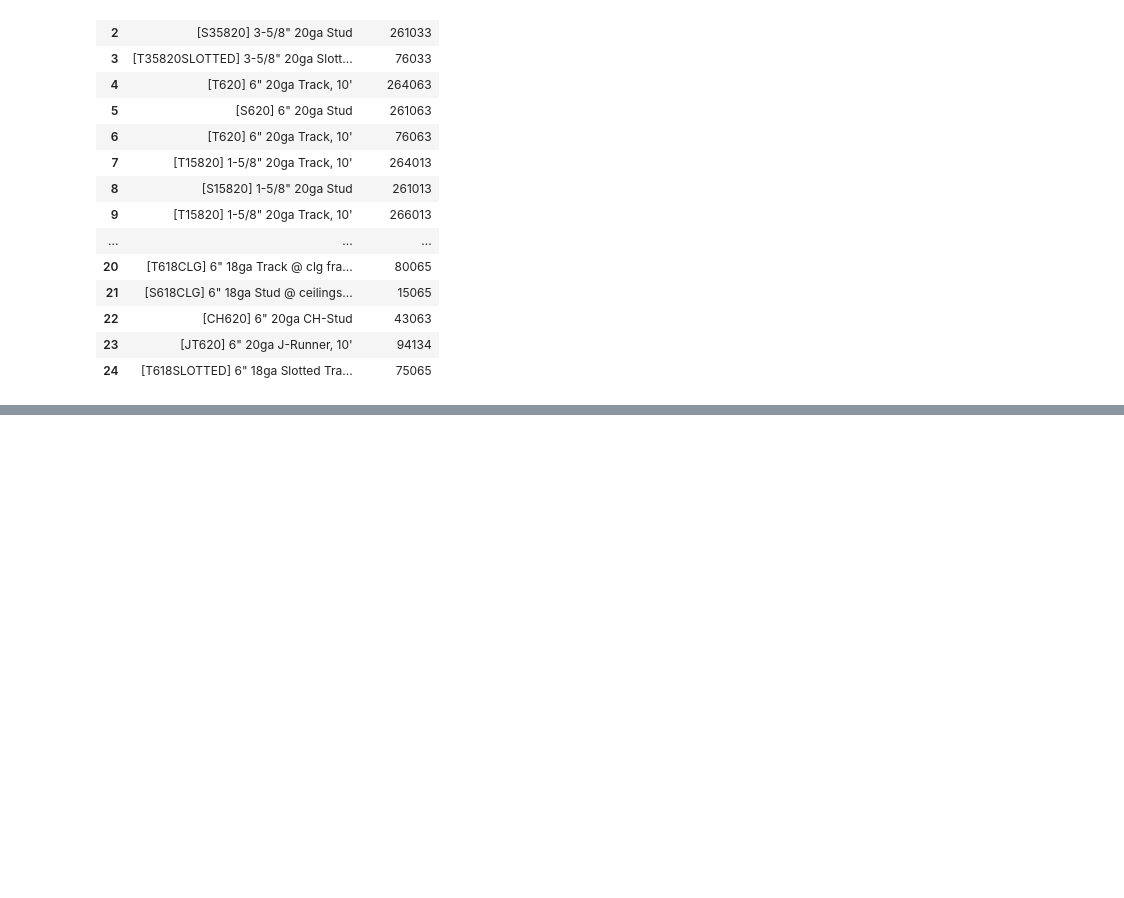
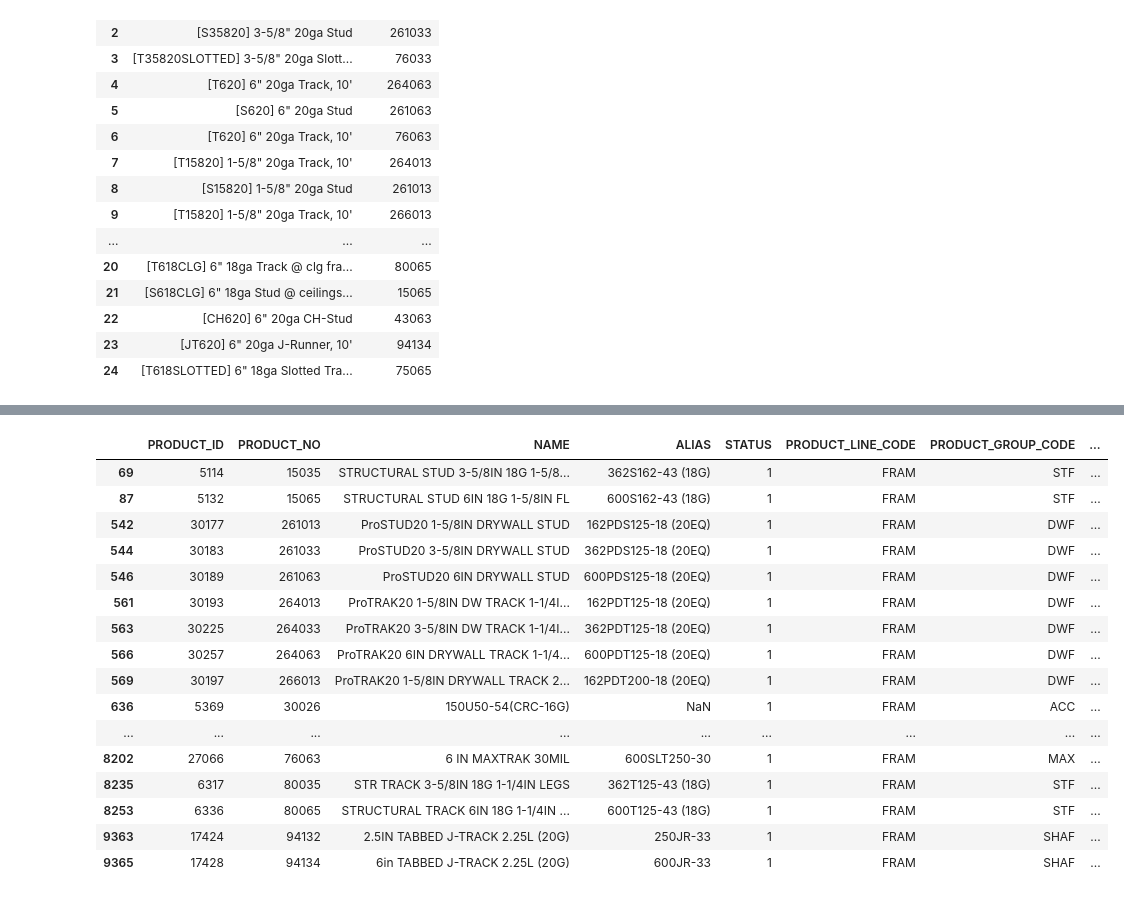
Before and after one commit to simnlee/product_matching_exercise, a Jupyter notebook: Create_labeled_truth_data.ipynb, the cells around one changed output, grey strips where cells are left out. Cells and saved outputs as stored; diff of their text form; code cells hidden in the pictures; blank space fills up the shorter version.

```diff
--- a/Create_labeled_truth_data.ipynb
+++ b/Create_labeled_truth_data.ipynb
@@ -21,3 +21,5 @@ responses_df.head()
 | 2 | 3 | 261033 | 0' | NaN | 20EQ | 70 | G40EQ | 235,430.00 | 99,271.41 | 295.00 MLF | ... |
 | 3 | 4 | 76033 | 0' | NaN | 20DRY | 33 | G40 | 29,362.00 | 25,471.83 | 810.00 MLF | ... |
 | 4 | 5 | 264063 | 0' | NaN | 20EQ | 50 | G40EQ | 5,022.00 | 2,738.15 | 398.00 MLF | ... |
+# %%
+productdb_df = pd.read_csv('documents/ProductDB_clean.csv')
@@ -64,2 +115,24 @@ labels_df
 # %%
 labels_df.to_csv('documents/Request-Response 1/labels.csv', index=False)
+# %%
+# get subset of productdb_df where PRODUCT_NO is in product_nos
+productdb_subset_df = productdb_df[productdb_df['PRODUCT_NO'].isin(product_nos)]
+productdb_subset_df
+# %% [output]
+|  | PRODUCT_ID | PRODUCT_NO | NAME | ALIAS | STATUS | PRODUCT_LINE_CODE | PRODUCT_GROUP_CODE | ... |
+| 69 | 5114 | 15035 | STRUCTURAL STUD 3-5/8IN 18G 1-5/8... | 362S162-43 (18G) | 1 | FRAM | STF | ... |
+| 87 | 5132 | 15065 | STRUCTURAL STUD 6IN 18G 1-5/8IN FL | 600S162-43 (18G) | 1 | FRAM | STF | ... |
+| 542 | 30177 | 261013 | ProSTUD20 1-5/8IN DRYWALL STUD | 162PDS125-18 (20EQ) | 1 | FRAM | DWF | ... |
+| 544 | 30183 | 261033 | ProSTUD20 3-5/8IN DRYWALL STUD | 362PDS125-18 (20EQ) | 1 | FRAM | DWF | ... |
+| 546 | 30189 | 261063 | ProSTUD20 6IN DRYWALL STUD | 600PDS125-18 (20EQ) | 1 | FRAM | DWF | ... |
+| 561 | 30193 | 264013 | ProTRAK20 1-5/8IN DW TRACK 1-1/4I... | 162PDT125-18 (20EQ) | 1 | FRAM | DWF | ... |
+| 563 | 30225 | 264033 | ProTRAK20 3-5/8IN DW TRACK 1-1/4I... | 362PDT125-18 (20EQ) | 1 | FRAM | DWF | ... |
+| 566 | 30257 | 264063 | ProTRAK20 6IN DRYWALL TRACK 1-1/4... | 600PDT125-18 (20EQ) | 1 | FRAM | DWF | ... |
+| 569 | 30197 | 266013 | ProTRAK20 1-5/8IN DRYWALL TRACK 2... | 162PDT200-18 (20EQ) | 1 | FRAM | DWF | ... |
+| 636 | 5369 | 30026 | 150U50-54(CRC-16G) | NaN | 1 | FRAM | ACC | ... |
+| ... | ... | ... | ... | ... | ... | ... | ... | ... |
+| 8202 | 27066 | 76063 | 6 IN MAXTRAK 30MIL | 600SLT250-30 | 1 | FRAM | MAX | ... |
+| 8235 | 6317 | 80035 | STR TRACK 3-5/8IN 18G 1-1/4IN LEGS | 362T125-43 (18G) | 1 | FRAM | STF | ... |
+| 8253 | 6336 | 80065 | STRUCTURAL TRACK 6IN 18G 1-1/4IN ... | 600T125-43 (18G) | 1 | FRAM | STF | ... |
+| 9363 | 17424 | 94132 | 2.5IN TABBED J-TRACK 2.25L (20G) | 250JR-33 | 1 | FRAM | SHAF | ... |
+| 9365 | 17428 | 94134 | 6in TABBED J-TRACK 2.25L (20G) | 600JR-33 | 1 | FRAM | SHAF | ... |
```
Also changed, not shown: parts of 6 cells of this notebook, 5 other files.
